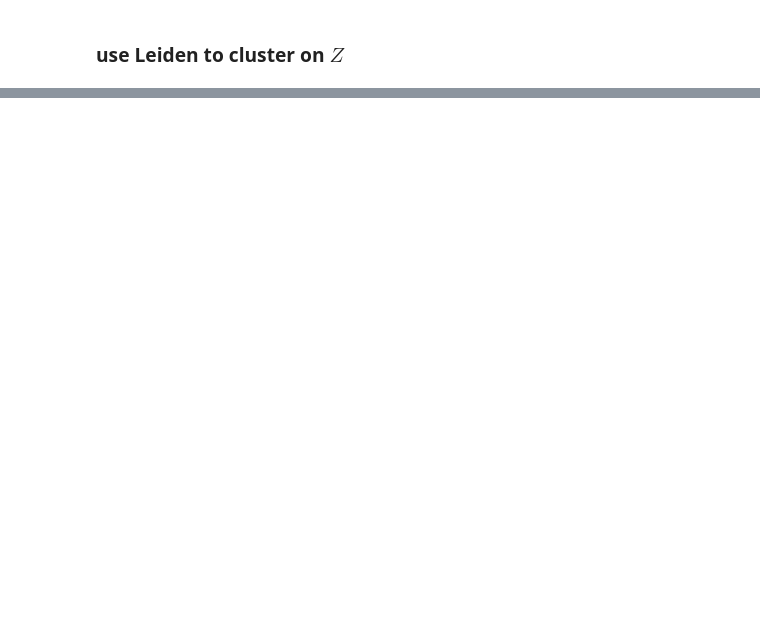
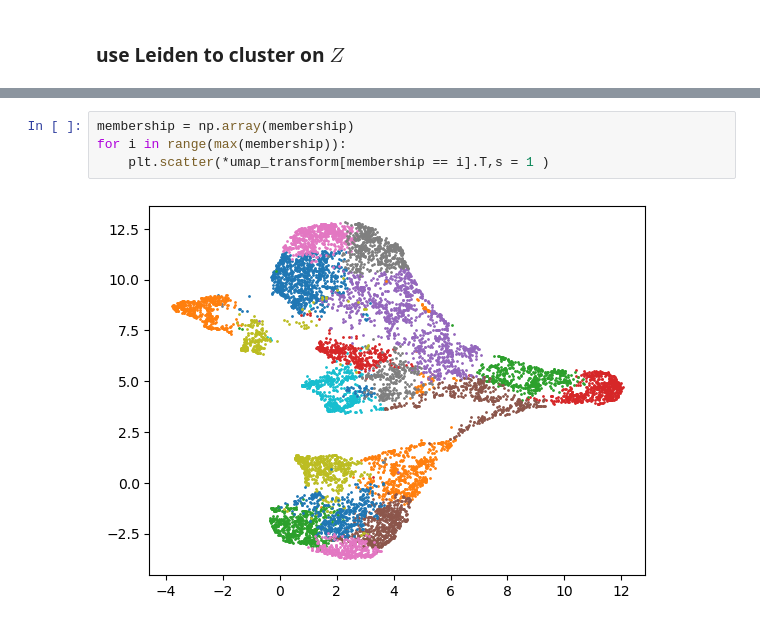
Before and after one commit to aifimmunology/SPARROW, a Jupyter notebook: 03_Train_VAE.ipynb, the cells around one changed output, grey strips where cells are left out. Drawn from its saved outputs; the diff is of its cells as text; blank space fills up the shorter version.

```diff
--- a/03_Train_VAE.ipynb
+++ b/03_Train_VAE.ipynb
@@ -279,0 +315,6 @@ def Leiden_clustering(Z, n_neighbors=5):
+# %%
+membership = np.array(membership)
+for i in range(max(membership)):
+    plt.scatter(*umap_transform[membership == i].T,s = 1 )
+# %% [output]
+[figure, added]
```
Also changed, not shown: parts of 27 cells of this notebook, 2 other files.
